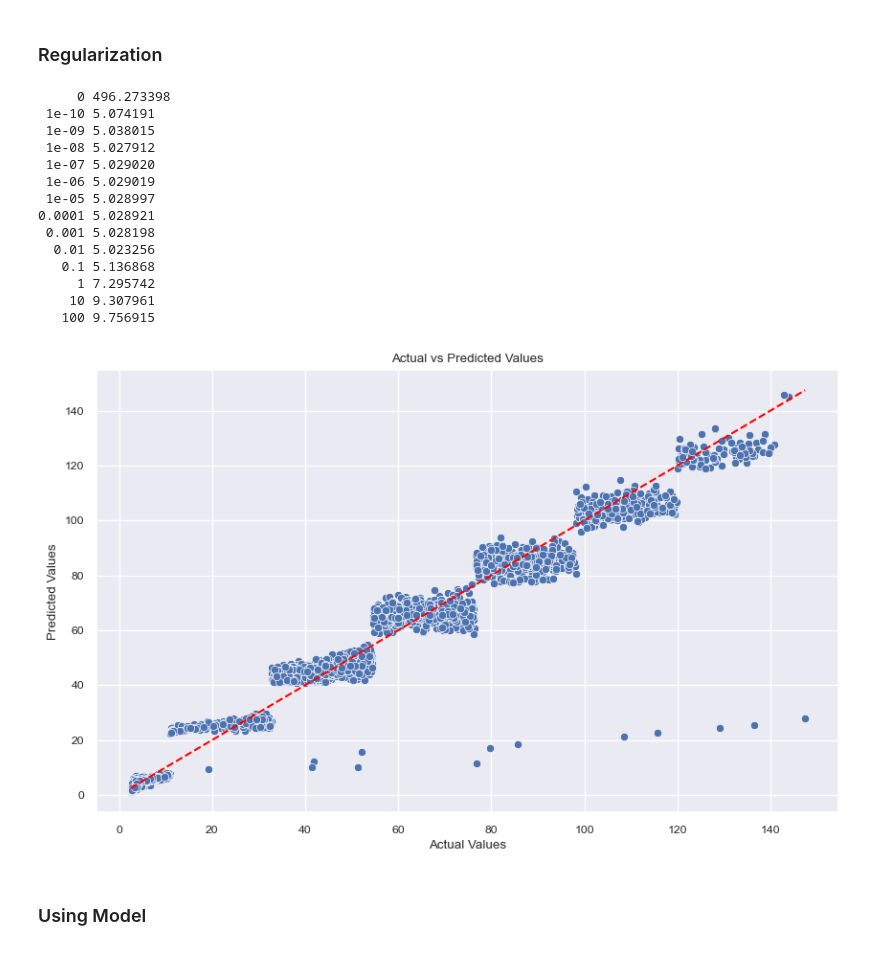
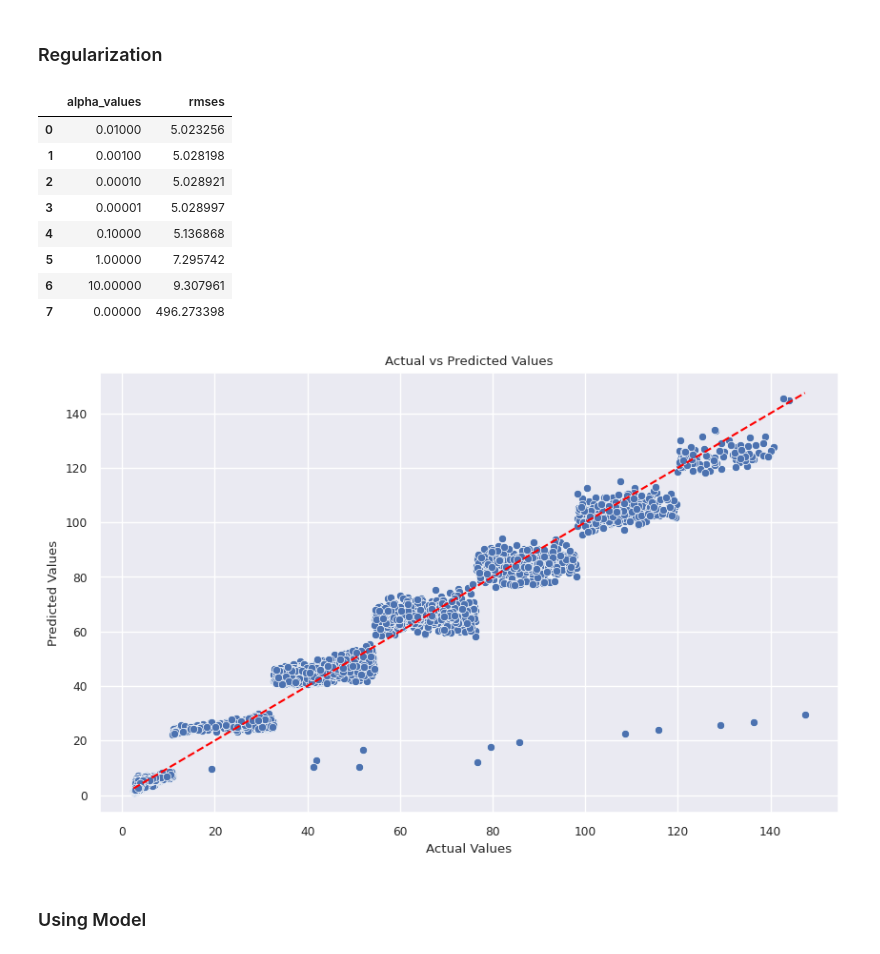
Before and after one commit to mohammad-agus/electricity-usage-prediction-web-app, a Jupyter notebook: steel_industry_energy_consumption.ipynb, the cells around one changed output. Saved outputs shown, nothing was run; the diff lists cells and outputs as text; code cells hidden in the pictures.

```diff
--- a/steel_industry_energy_consumption.ipynb
+++ b/steel_industry_energy_consumption.ipynb
@@ -332,48 +330,53 @@ def train_linear_regression_reg(X: np.ndarray, y: np.ndarray, alpha: float) -> T
 
     return w_full[0], w_full[1:]
 # %%
+alphas = [0, 1e-05, 0.0001, 0.001, 0.01, 0.1, 1, 10]
+rmses = []
+
 for alpha in alphas:
     X_train = prepare_X(df_train)
-
     intercept, coef = train_linear_regression_reg(X_train, y_train, alpha)
-    y_train_pred = intercept + np.dot(X_train, coef)
 
     X_val = prepare_X(df_val)
     y_val_pred = intercept + X_val.dot(coef)
 
-    print('%06s %f' % (alpha, rmse(y_val, y_val_pred)))
+    rmses.append(rmse(y_val, y_val_pred))
+
+    # print('%06s %f' % (alpha, rmse(y_val, y_val_pred)))
+
+alpha_df = pd.DataFrame()
+alpha_df['alpha_values'] = alphas
+alpha_df['rmses'] = rmses
+alpha_df = alpha_df.sort_values(by=['rmses']).reset_index(drop=True)
+
+alpha_df
 # %% [output]
-     0 496.273398
- 1e-10 5.074191
- 1e-09 5.038015
- 1e-08 5.027912
- 1e-07 5.029020
- 1e-06 5.029019
- 1e-05 5.028997
-0.0001 5.028921
- 0.001 5.028198
-  0.01 5.023256
-   0.1 5.136868
-     1 7.295742
-    10 9.307961
-   100 9.756915
+|  | alpha_values | rmses |
+| 0 | 0.01000 | 5.023256 |
+| 1 | 0.00100 | 5.028198 |
+| 2 | 0.00010 | 5.028921 |
+| 3 | 0.00001 | 5.028997 |
+| 4 | 0.10000 | 5.136868 |
+| 5 | 1.00000 | 7.295742 |
+| 6 | 10.00000 | 9.307961 |
+| 7 | 0.00000 | 496.273398 |
 # %%
 X_train = prepare_X(df_train)
 
-intercept, coef = train_linear_regression_reg(X_train, y_train, 1e-08)
+intercept, coef = train_linear_regression_reg(X_train, y_train, 0.01)
 y_train_pred = intercept + np.dot(X_train, coef)
 
 X_val = prepare_X(df_val)
 y_val_pred = intercept + X_val.dot(coef)
 
 plt.figure(figsize=(10, 6))
 sns.scatterplot(x=y_val, y=y_val_pred)
 plt.xlabel('Actual Values')
 plt.ylabel('Predicted Values')
 plt.title('Actual vs Predicted Values')
 plt.plot([min(y_val), max(y_val)], [min(y_val), max(y_val)], color='red', linestyle='--')
 plt.show()
 # %% [output]
-[figure, old version]
+[figure, new version]
 # %% [markdown]
 ### Using Model
```
Also changed, not shown: parts of 12 cells of this notebook, 6 other files.
